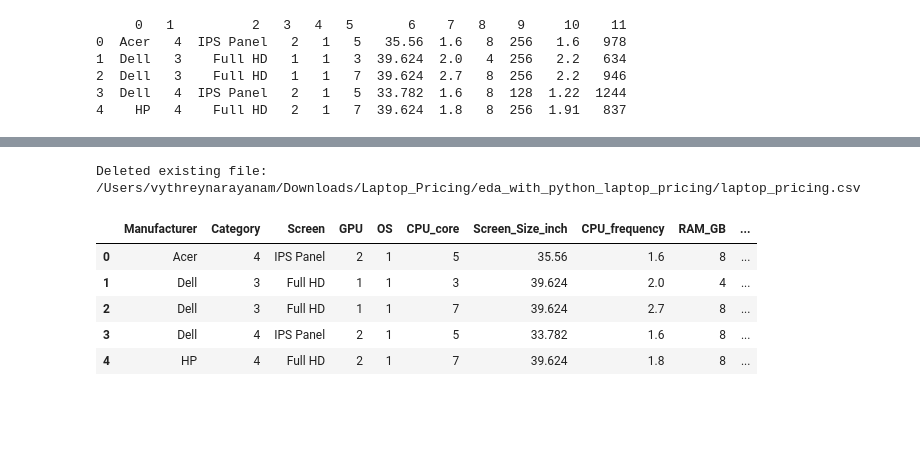
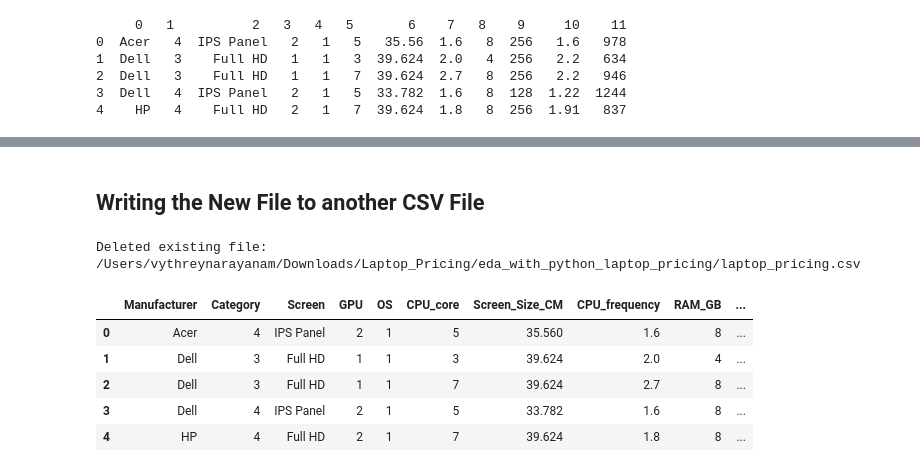
Before and after one commit to vythrey/eda_with_python_laptop_pricing, a Jupyter notebook: eda_with_python_laptop_pricing.ipynb, the cells around one changed output, grey strips where cells are left out. Saved outputs shown, nothing was run; the diff lists cells and outputs as text; code cells hidden in the pictures; blank space fills up the shorter version.

```diff
--- a/eda_with_python_laptop_pricing.ipynb
+++ b/eda_with_python_laptop_pricing.ipynb
@@ -1,8 +3,12 @@
 # %%
 import pandas as pd
 import numpy as np
+import matplotlib.pyplot as plt
 import requests
 import os
+pd.set_option('display.max_columns',None)
+pd.set_option('display.max_columns',50)
+
 
 def download(url, filename):
     response = requests.get(url)
@@ -99,3 +306,5 @@ memory usage: 22.4+ KB
+# %% [markdown]
+## Writing the New File to another CSV File
 # %%
 file_path = "/Users/vythreynarayanam/Downloads/Laptop_Pricing/eda_with_python_laptop_pricing/laptop_pricing.csv"
 # %%
@@ -107,12 +316,12 @@ Deleted existing file: /Users/vythreynarayanam/Downloads/Laptop_Pricing/eda_with
 # %%
 df.to_csv(file_path, index = False)
 # %%
-new_df = pd.read_csv("/Users/vythreynarayanam/Downloads/Laptop_Pricing/eda_with_python_laptop_pricing/laptop_pricing.csv")
+laptop_pricing = pd.read_csv("/Users/vythreynarayanam/Downloads/Laptop_Pricing/eda_with_python_laptop_pricing/laptop_pricing.csv")
 # %%
-new_df.head()
+laptop_pricing.head()
 # %% [output]
-|  | Manufacturer | Category | Screen | GPU | OS | CPU_core | Screen_Size_inch | CPU_frequency | RAM_GB | ... |
-| 0 | Acer | 4 | IPS Panel | 2 | 1 | 5 | 35.56 | 1.6 | 8 | ... |
+|  | Manufacturer | Category | Screen | GPU | OS | CPU_core | Screen_Size_CM | CPU_frequency | RAM_GB | ... |
+| 0 | Acer | 4 | IPS Panel | 2 | 1 | 5 | 35.560 | 1.6 | 8 | ... |
 | 1 | Dell | 3 | Full HD | 1 | 1 | 3 | 39.624 | 2.0 | 4 | ... |
 | 2 | Dell | 3 | Full HD | 1 | 1 | 7 | 39.624 | 2.7 | 8 | ... |
 | 3 | Dell | 4 | IPS Panel | 2 | 1 | 5 | 33.782 | 1.6 | 8 | ... |
```
Also changed, not shown: parts of 62 cells of this notebook, 1 other file.
